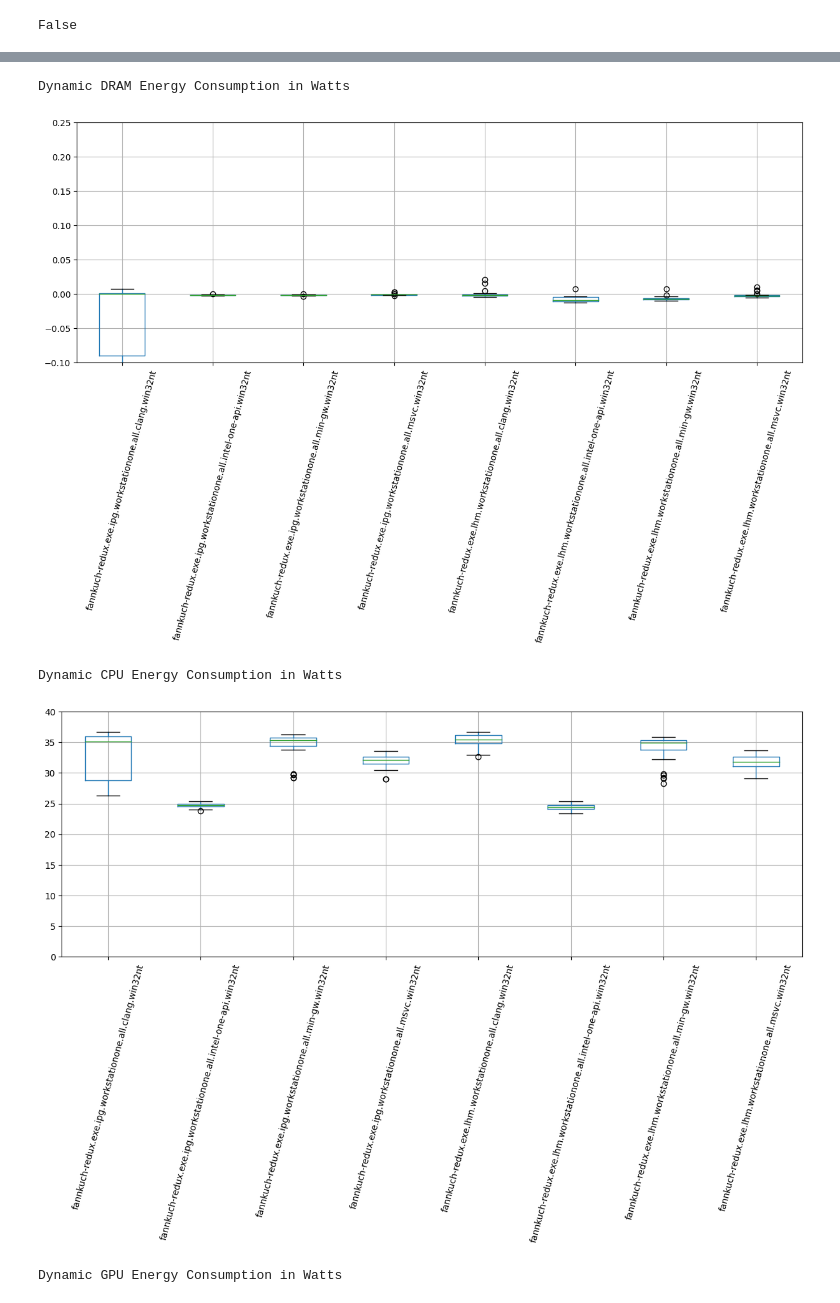
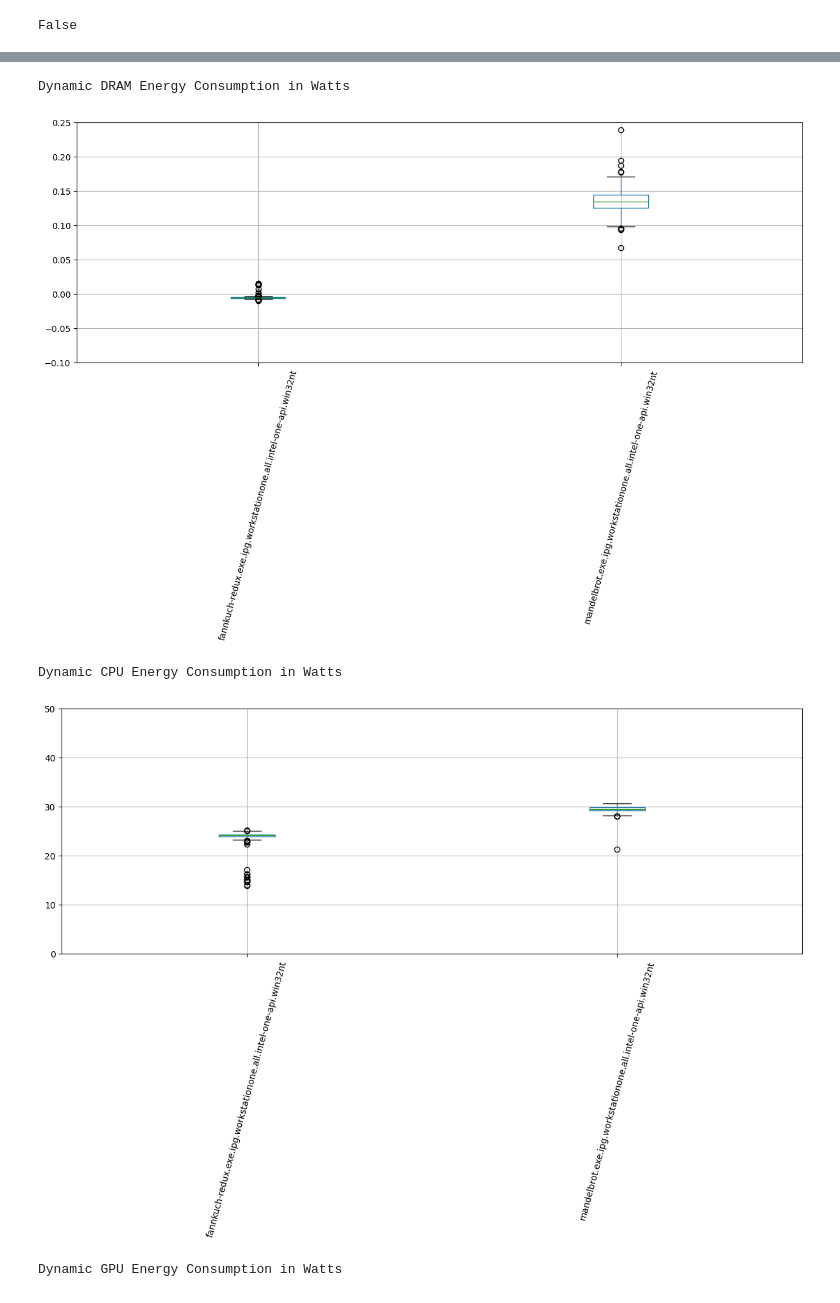
Before and after one commit to KuskIV/BDEnergy, a Jupyter notebook: analytics/result-analysis.ipynb, the cells around one changed output, grey strips where cells are left out. Saved outputs shown, nothing was run; the diff lists cells and outputs as text; code cells hidden in the pictures.

```diff
--- a/analytics/result-analysis.ipynb
+++ b/analytics/result-analysis.ipynb
@@ -16,7 +17,7 @@ db = DatabaseConnection()
 # %% [output]
 Connected to MySQL Server version  8.0.31-23
 # %%
-measurements_used = 30
+measurements_used = 550
 energy_per_time = 1000
 generate_graphs = False
 # %%
@@ -40,13 +41,13 @@ used_os_names = [
 
 used_test_case_names = [
     'fannkuch-redux.exe',
-    # 'mandelbrot.exe'
+    'mandelbrot.exe'
 ]
 
 used_test_case_names.sort()
 
 used_compilers = [
-    'clang', 'intel-one-api', 'min-gw', 'msvc'
+    'intel-one-api'#'clang', 'intel-one-api', 'min-gw', 'msvc'
 ]
 
 used_compilers.sort()
@@ -74,7 +75,7 @@ linux_mi = [
 ]
 
 used_mi_names = [
-    lhm, ipg, rapl
+    ipg #lhm, ipg, rapl
 ]
 
 used_mi_names.sort()
@@ -410,24 +402,24 @@ AssertionError: 1
 # %%
 print("Dynamic DRAM Energy Consumption in Watts")
 dynamic_dram_boxplot = dram_dynamic_df.boxplot(figsize=(15,5), rot=75)
 dynamic_dram_boxplot.plot()
 plot.ylim(-0.1, 0.25)
 plot.show()
 
 print("Dynamic CPU Energy Consumption in Watts")
 dynamic_cpu_boxplot = cpu_dynamic_df.boxplot(figsize=(15,5), rot=75)
 dynamic_cpu_boxplot.plot()
-plot.ylim(0,40)
+plot.ylim(0,50)
 plot.show()
 
 print("Dynamic GPU Energy Consumption in Watts")
 dynamic_gpu_boxplot = gpu_dynamic_df.boxplot(figsize=(15,5), rot=75)
 dynamic_gpu_boxplot.plot()
 plot.ylim(-0.1, 0.25)
 plot.show()
 # %% [output]
 Dynamic DRAM Energy Consumption in Watts
-[figure, old version]
+[figure, new version]
 Dynamic CPU Energy Consumption in Watts
-[figure, old version]
+[figure, new version]
 Dynamic GPU Energy Consumption in Watts
```
Also changed, not shown: parts of 20 cells of this notebook, 8 other files.
